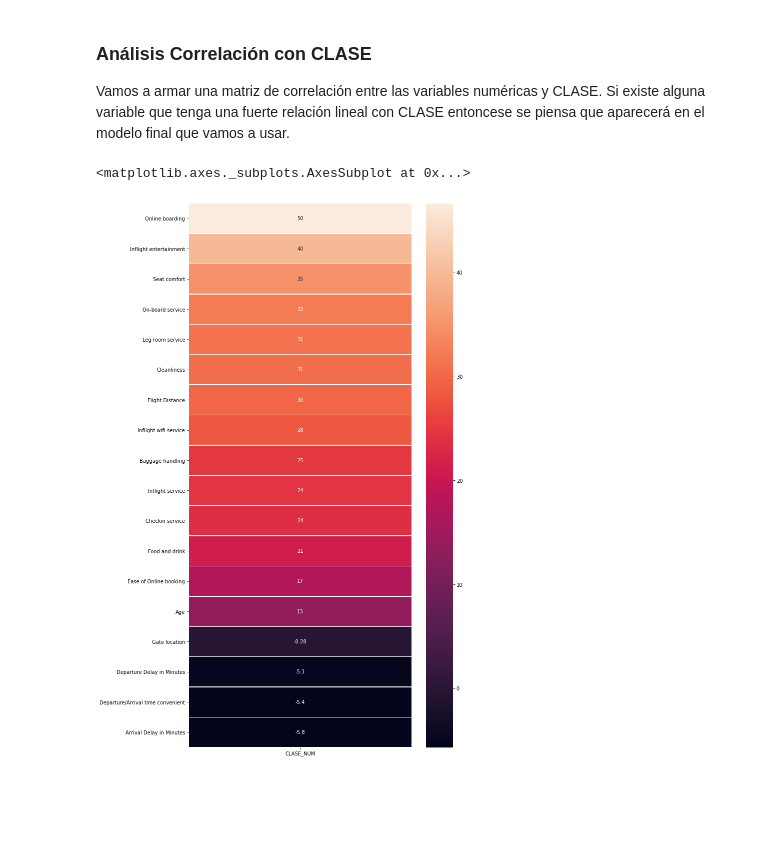
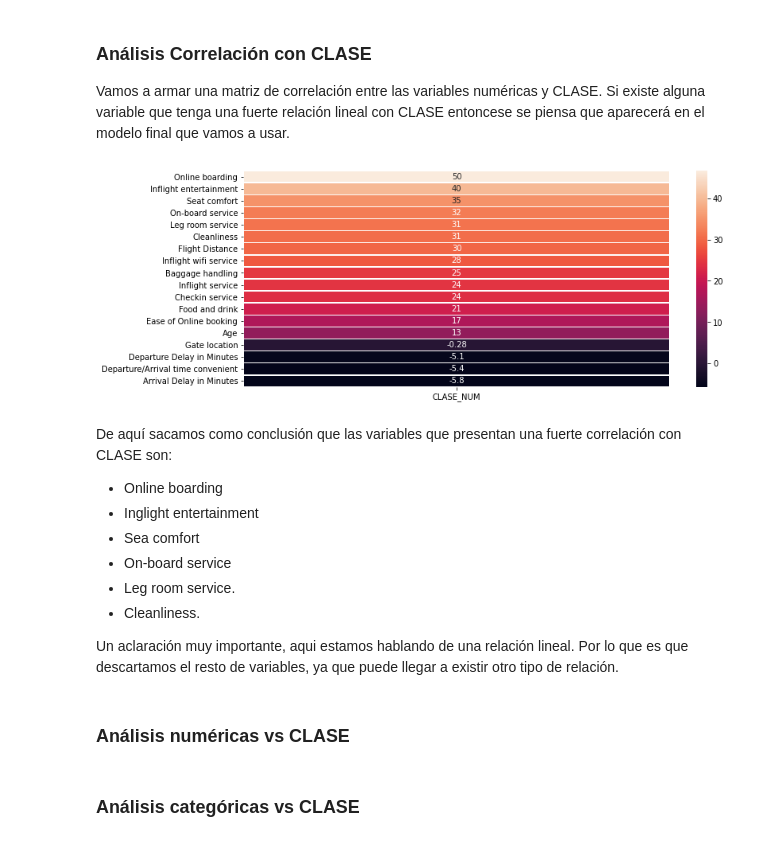
Before and after one commit to TomasSG/Parcial2-CienciaDeDatos, a Jupyter notebook: notebook/Parcial2.ipynb, the cells around one changed output. Drawn from its saved outputs; the diff is of its cells as text; code cells hidden in the pictures; blank space fills up the shorter version.

Commit message:
Agregue una descripción del heatmap

```diff
--- a/notebook/Parcial2.ipynb
+++ b/notebook/Parcial2.ipynb
@@ -316,22 +316,39 @@ Vamos a armar una matriz de correlación entre las variables numéricas y CLASE.
 # %%
 # Clonamos los datos exclusivamente para hacer esta matriz
 df = datos_eda.copy()
 
 # Creamos una variable CLASE que sea numérica
 df["CLASE_NUM"] = [1 if x == "satisfied" else 0 for x in df["CLASE"]]
 
 # Creamos la matriz de correlación
 df_cor = df.corr()[["CLASE_NUM"]] * 100
 
 # Eliminamos la fila "CLASE_NUM" para no tener la correlación consigo misma
 df_cor = df_cor.drop("CLASE_NUM", axis=0)
 
 # Ordenamos los valores
 df_cor = df_cor.sort_values("CLASE_NUM", ascending=False)
 
 # Graficamos el heatmap
-plt.figure(figsize=(FIGSIZE))
+plt.figure(figsize=FIGSIZE)
 sns.heatmap(df_cor, robust=True, linewidths=.5, annot=True, )
+
+# Borramos los dfs usados
+del(df_cor, df)
 # %% [output]
-<matplotlib.axes._subplots.AxesSubplot at 0x...>
-[figure, old version]
+[figure, new version]
+# %% [markdown]
+De aquí sacamos como conclusión que las variables que presentan una fuerte correlación con CLASE son:
+
+* Online boarding
+* Inglight entertainment
+* Sea comfort
+* On-board service
+* Leg room service.
+* Cleanliness.
+
+Un aclaración muy importante, aqui estamos hablando de una relación lineal. Por lo que es que descartamos el resto de variables, ya que puede llegar a existir otro tipo de relación.
+# %% [markdown]
+### Análisis numéricas vs CLASE
+# %% [markdown]
+### Análisis categóricas vs CLASE
```
